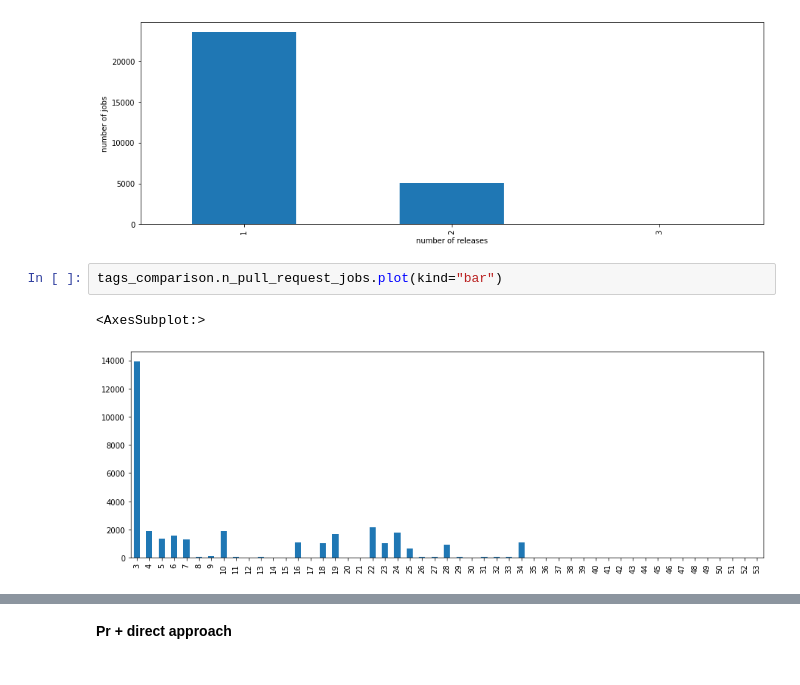
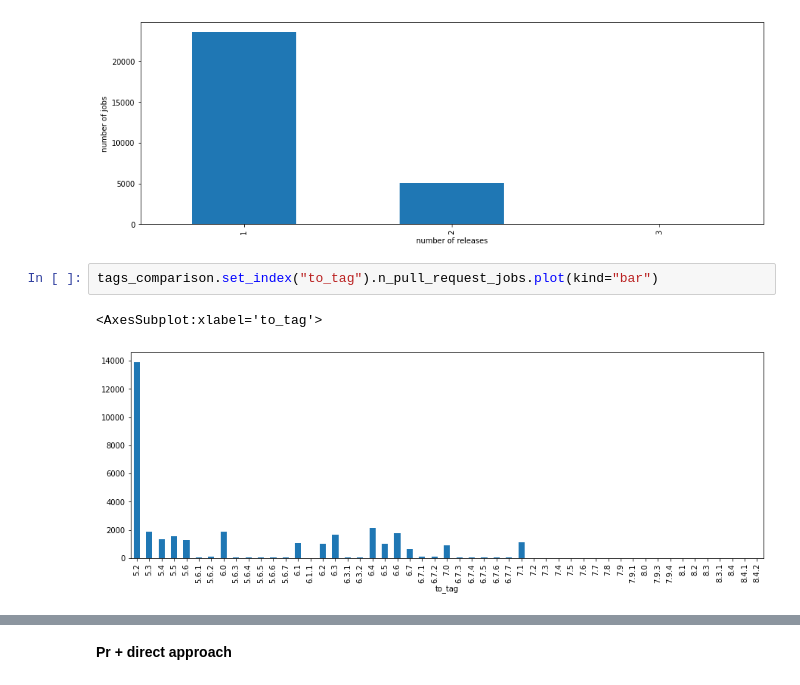
Before and after one commit to IncioMan/Continuous-Integration-metrics-for-post-release-bugs-prediction, a Jupyter notebook: notebooks/analysis/Jobs_selection_for_each_release.ipynb, the cells around one changed output, grey strips where cells are left out. Cells and saved outputs as stored; diff of their text form.

```diff
--- a/notebooks/analysis/Jobs_selection_for_each_release.ipynb
+++ b/notebooks/analysis/Jobs_selection_for_each_release.ipynb
@@ -354,10 +389,10 @@ ax.set_ylabel("number of jobs")
 Text(0, 0.5, 'number of jobs')
 [figure]
 # %%
-tags_comparison.n_pull_request_jobs.plot(kind="bar")
+tags_comparison.set_index("to_tag").n_pull_request_jobs.plot(kind="bar")
 # %% [output]
-<AxesSubplot:>
+<AxesSubplot:xlabel='to_tag'>
-[figure, old version]
+[figure, new version]
 # %%
 jobs_from_direct_direct_pr = jobs_from_direct.append(jobs_from_direct_prs)
 len(set(jobs_from_direct_direct_pr.job_id)) / jobs.id.nunique()
```
Also changed, not shown: parts of 105 cells of this notebook, 3 other files.
